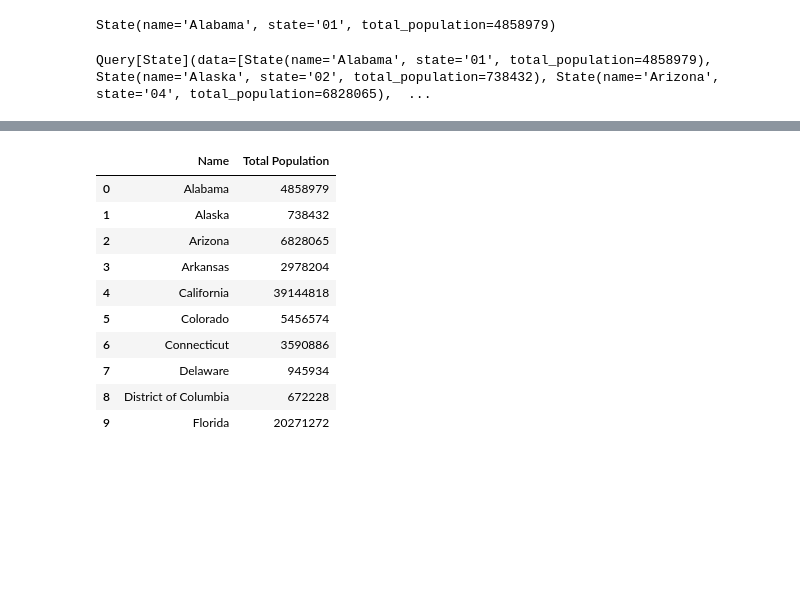
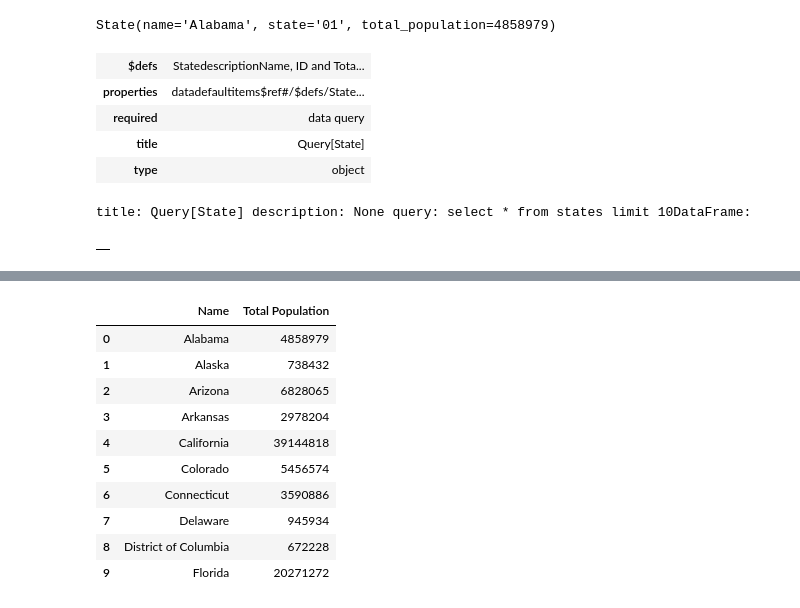
Before and after one commit to schlinkertc/humble-database, a Jupyter notebook: nbs/00_core.ipynb, the cells around one changed output, grey strips where cells are left out. Drawn from its saved outputs; the diff is of its cells as text; code cells hidden in the pictures; blank space fills up the shorter version.

Commit message:
update to _repr_html_ in DataModel

```diff
--- a/nbs/00_core.ipynb
+++ b/nbs/00_core.ipynb
@@ -297,6 +332,46 @@ class DataModel(BaseModel,Generic[DataModelT]):
         data = [x.model_dump(**kwargs) for x in self.data]
         return pd.DataFrame(data)
 
+    @classmethod
+    def display_html_schema(cls):
+        return HTML(
+            json2html.convert(
+                cls.model_json_schema(
+                    mode='serialization')
+            )
+        )
+
+    # def _repr_html_(self):
+    #     try:
+    #         as_json = self.model_dump(mode='json')
+    #         shortened = recursive_shorten_json(as_json)
+    #         return json2html.convert(
+    #             shortened
+    #         )
+    #     except Exception as e:
+    #         logging.warning(e)
+    #         pass
+
+    def _repr_html_(self):
+        try:
+            df_html = self.to_dataframe().head()._repr_html_()
+            schema = self.model_json_schema()
+            html_fields = [
+                f"<header><b>{schema_field}</b>: {schema.get(schema_field)}\n</header>"
+                for schema_field in ['title','description']
+            ]
+            for field in self.model_fields.keys():
+                if field!='data':
+                    html_fields.append(
+                        f'<header><b>{field}</b>: {getattr(self,field)}</header>'
+                    )
+            return ''.join(
+                x for x in html_fields + ['<header><b>DataFrame</b>: </header>',df_html]
+            )
+        except Exception as e:
+            logging.warning(e)
+            pass
+
     def _repr_json_(self):
         try:
             return self.model_dump(mode='json')
@@ -308,7 +383,7 @@ class DataModel(BaseModel,Generic[DataModelT]):
 
 class Query(DataModel,Generic[DataModelT]):
     query: str
-    data: List[DataModelT] = {}
+    data: List[DataModelT] = []
 
     def __call__(
         self,
@@ -337,11 +412,19 @@ first_row = db.query_to_records(
 State.model_validate(first_row)
 # %% [output]
 State(name='Alabama', state='01', total_population=4858979)
+# %%
+Query[State].display_html_schema()
+# %% [output]
+| $defs | StatedescriptionName, ID and Tota... |
+| properties | datadefaultitems$ref#/$defs/State... |
+| required | data query |
+| title | Query[State] |
+| type | object |
 # %%
 preview_states = Query[State](
     query='select * from states limit 10'
 )
-result = preview_states(db)
-result
+preview_states
 # %% [output]
-Query[State](data=[State(name='Alabama', state='01', total_population=4858979), State(name='Alaska', state='02', total_population=738432), State(name='Arizona', state='04', total_population=6828065),  ...
+title: Query[State] description: None query: select * from states limit 10DataFrame:
+|  |
```
Also changed, not shown: parts of 8 cells of this notebook, 2 other files.
